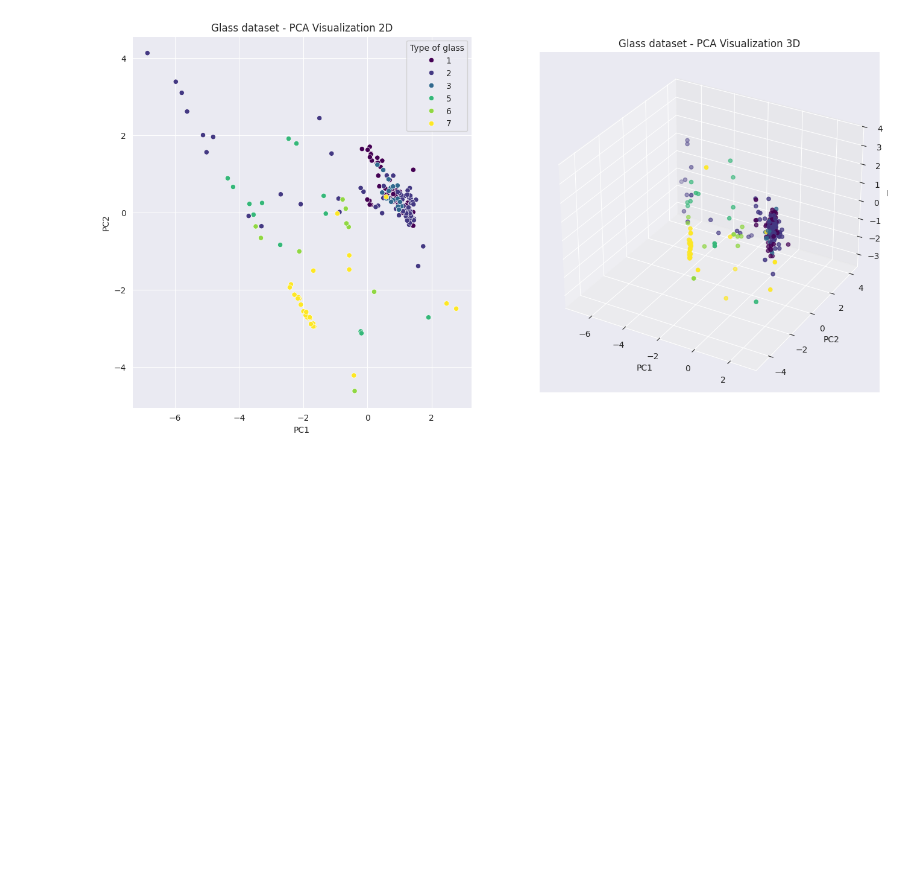
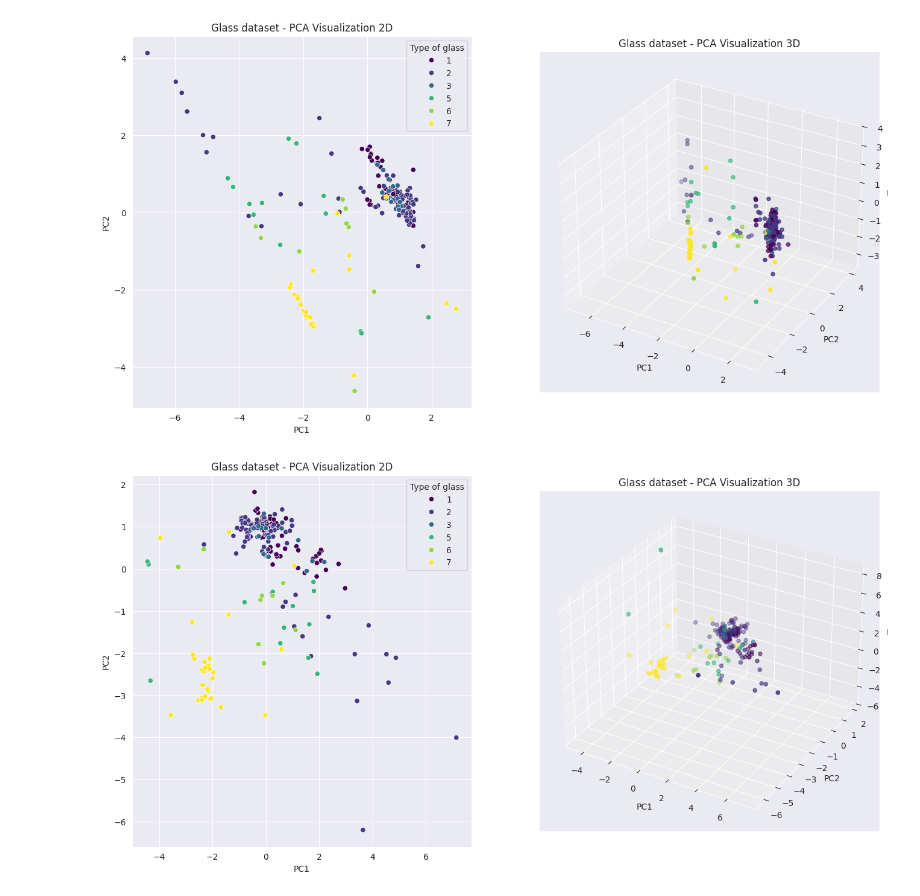
Before and after one commit to Mindflayer77/UczenieMaszynowe, a Jupyter notebook: Lab1.ipynb, the cells around one changed output. Saved outputs shown, nothing was run; the diff lists cells and outputs as text; code cells hidden in the pictures; blank space fills up the shorter version.

```diff
--- a/Lab1.ipynb
+++ b/Lab1.ipynb
@@ -212,3 +259,27 @@ ax2.set_title("Glass dataset - PCA Visualization 3D")
 plt.show()
 # %% [output]
 [figure]
+# %%
+scaler = StandardScaler()
+standardized_glass = scaler.fit_transform(glass.data.features)
+data_reduced_glass_2d = PCA(n_components=2).fit_transform(standardized_glass)
+data_reduced_glass_2d = pd.DataFrame(data_reduced_glass_2d, columns=["PC1", "PC2"])
+data_reduced_glass_2d["Type_of_glass"] = glass_frame["Type_of_glass"]
+fig = plt.figure(figsize=(16, 8))
+ax1 = fig.add_subplot(121)
+sns.scatterplot(data=data_reduced_glass_2d, x="PC1", y="PC2", hue="Type_of_glass", ax=ax1, palette="viridis")
+ax1.legend(title="Type of glass")
+ax1.set_title("Glass dataset - PCA Visualization 2D")
+
+data_reduced_glass_3d = PCA(n_components=3).fit_transform(glass.data.features)
+data_reduced_glass_3d = pd.DataFrame(data_reduced_glass_3d, columns=["PC1", "PC2", "PC3"])
+data_reduced_glass_3d["Type_of_glass"] = glass_frame["Type_of_glass"]
+ax2 = fig.add_subplot(122, projection="3d")
+ax2.scatter(data_reduced_glass_3d["PC1"], data_reduced_glass_3d["PC2"], data_reduced_glass_3d["PC3"], c=data_reduced_glass_3d["Type_of_glass"], cmap="viridis")
+ax2.set_xlabel("PC1")
+ax2.set_ylabel("PC2")
+ax2.set_zlabel("PC3")
+ax2.set_title("Glass dataset - PCA Visualization 3D")
+plt.show()
+# %% [output]
+[figure, added]
```
Also changed, not shown: parts of 8 cells of this notebook, 3 other files.
